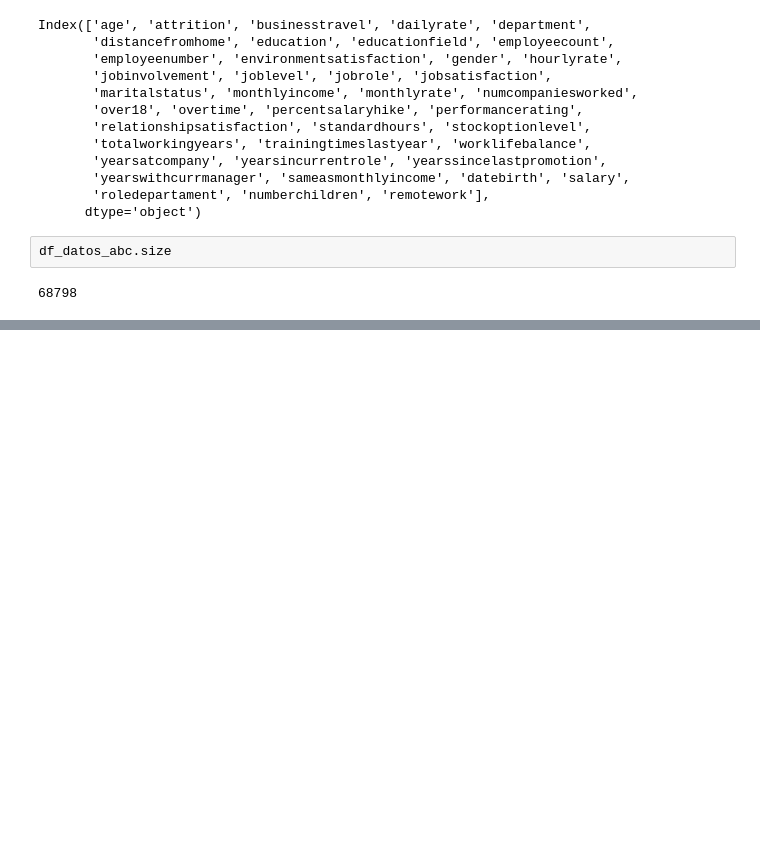
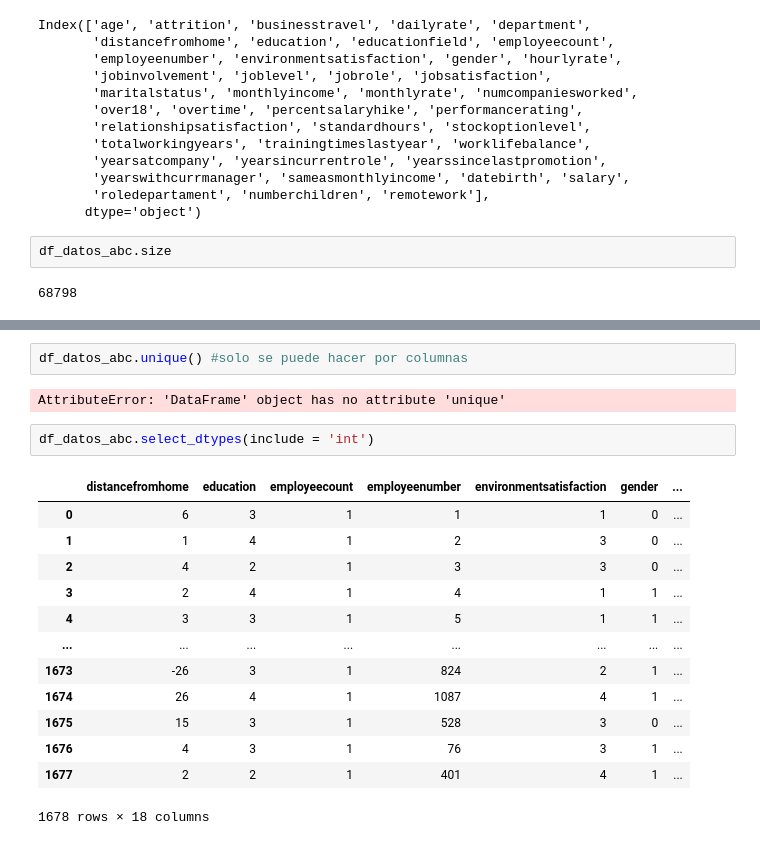
Before and after one commit to ana-nobre/Talent-Optimization-for-Corporation-HR-Data-Analytics, a Jupyter notebook: lectura.ipynb, the cells around one changed output, grey strips where cells are left out. Saved outputs shown, nothing was run; the diff lists cells and outputs as text; blank space fills up the shorter version.

```diff
--- a/lectura.ipynb
+++ b/lectura.ipynb
@@ -48,0 +122,20 @@ df_datos_abc
+# %%
+df_datos_abc.unique() #solo se puede hacer por columnas
+# %% [output]
+AttributeError: 'DataFrame' object has no attribute 'unique'
+# %%
+df_datos_abc.select_dtypes(include = 'int')
+# %% [output]
+|  | distancefromhome | education | employeecount | employeenumber | environmentsatisfaction | gender | ... |
+| 0 | 6 | 3 | 1 | 1 | 1 | 0 | ... |
+| 1 | 1 | 4 | 1 | 2 | 3 | 0 | ... |
+| 2 | 4 | 2 | 1 | 3 | 3 | 0 | ... |
+| 3 | 2 | 4 | 1 | 4 | 1 | 1 | ... |
+| 4 | 3 | 3 | 1 | 5 | 1 | 1 | ... |
+| ... | ... | ... | ... | ... | ... | ... | ... |
+| 1673 | -26 | 3 | 1 | 824 | 2 | 1 | ... |
+| 1674 | 26 | 4 | 1 | 1087 | 4 | 1 | ... |
+| 1675 | 15 | 3 | 1 | 528 | 3 | 0 | ... |
+| 1676 | 4 | 3 | 1 | 76 | 3 | 1 | ... |
+| 1677 | 2 | 2 | 1 | 401 | 4 | 1 | ... |
+1678 rows × 18 columns
```
Also changed, not shown: parts of 17 cells of this notebook.
